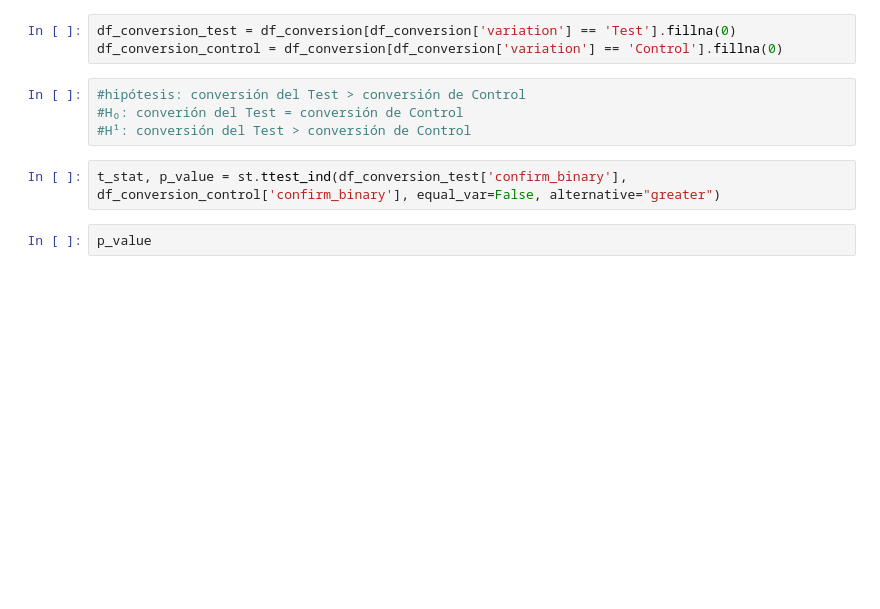
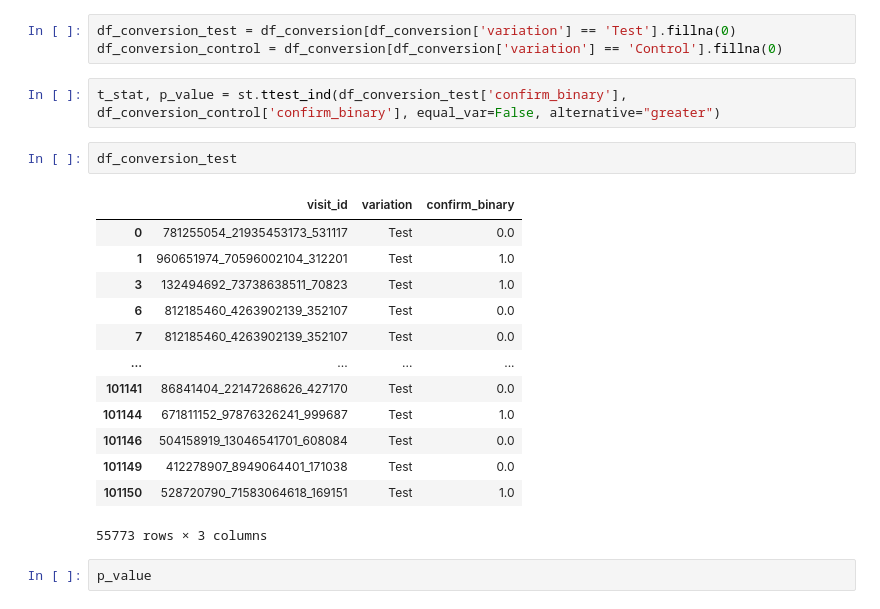
Before and after one commit to alicia-perez-diez/vanguard, a Jupyter notebook: notebooks/main.ipynb, the cells around one changed output. Cells and saved outputs as stored; diff of their text form; blank space fills up the shorter version.

```diff
--- a/notebooks/main.ipynb
+++ b/notebooks/main.ipynb
@@ -1110,12 +1112,24 @@ df_conversion
 # %%
 df_conversion_test = df_conversion[df_conversion['variation'] == 'Test'].fillna(0)
 df_conversion_control = df_conversion[df_conversion['variation'] == 'Control'].fillna(0)
-# %%
-#hipótesis: conversión del Test > conversión de Control
-#H₀: converión del Test = conversión de Control
-#H¹: conversión del Test > conversión de Control
 # %%
 t_stat, p_value = st.ttest_ind(df_conversion_test['confirm_binary'], df_conversion_control['confirm_binary'], equal_var=False, alternative="greater")
+# %%
+df_conversion_test
+# %% [output]
+|  | visit_id | variation | confirm_binary |
+| 0 | 781255054_21935453173_531117 | Test | 0.0 |
+| 1 | 960651974_70596002104_312201 | Test | 1.0 |
+| 3 | 132494692_73738638511_70823 | Test | 1.0 |
+| 6 | 812185460_4263902139_352107 | Test | 0.0 |
+| 7 | 812185460_4263902139_352107 | Test | 0.0 |
+| ... | ... | ... | ... |
+| 101141 | 86841404_22147268626_427170 | Test | 0.0 |
+| 101144 | 671811152_97876326241_999687 | Test | 1.0 |
+| 101146 | 504158919_13046541701_608084 | Test | 0.0 |
+| 101149 | 412278907_8949064401_171038 | Test | 0.0 |
+| 101150 | 528720790_71583064618_169151 | Test | 1.0 |
+55773 rows × 3 columns
 # %%
 p_value
 # %% [output]
```
Also changed, not shown: parts of 2 cells of this notebook, 3 other files.
